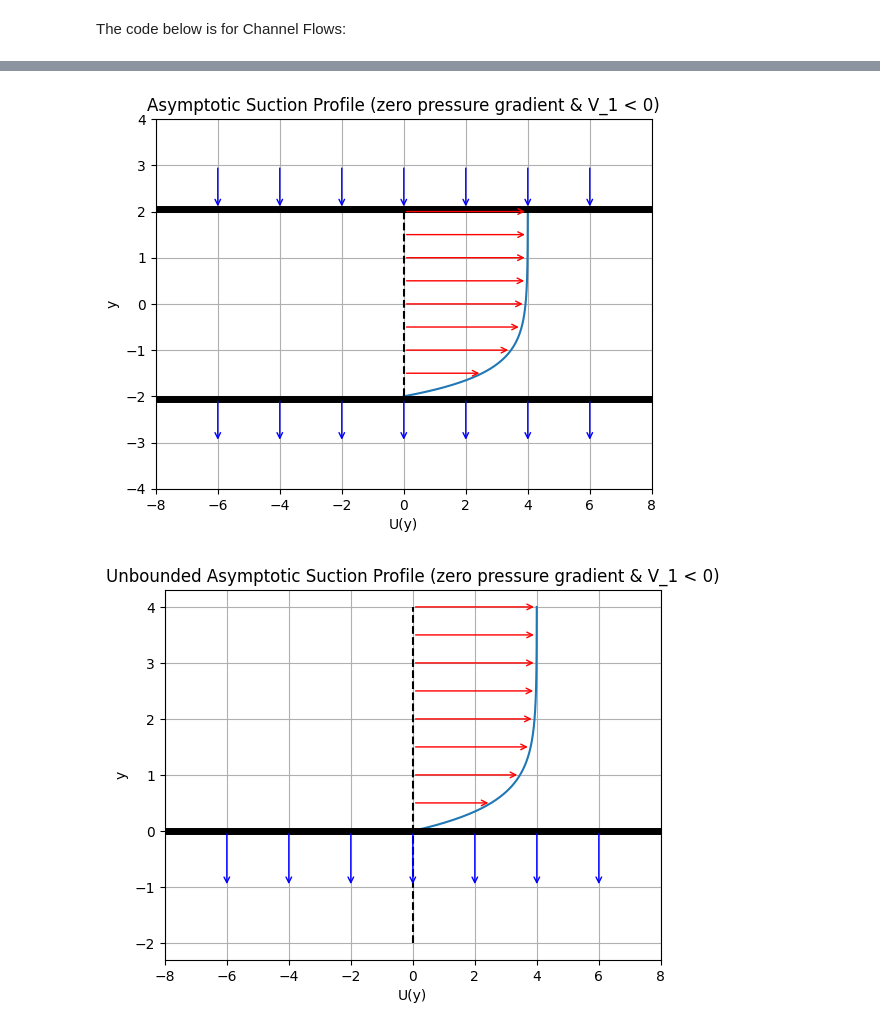
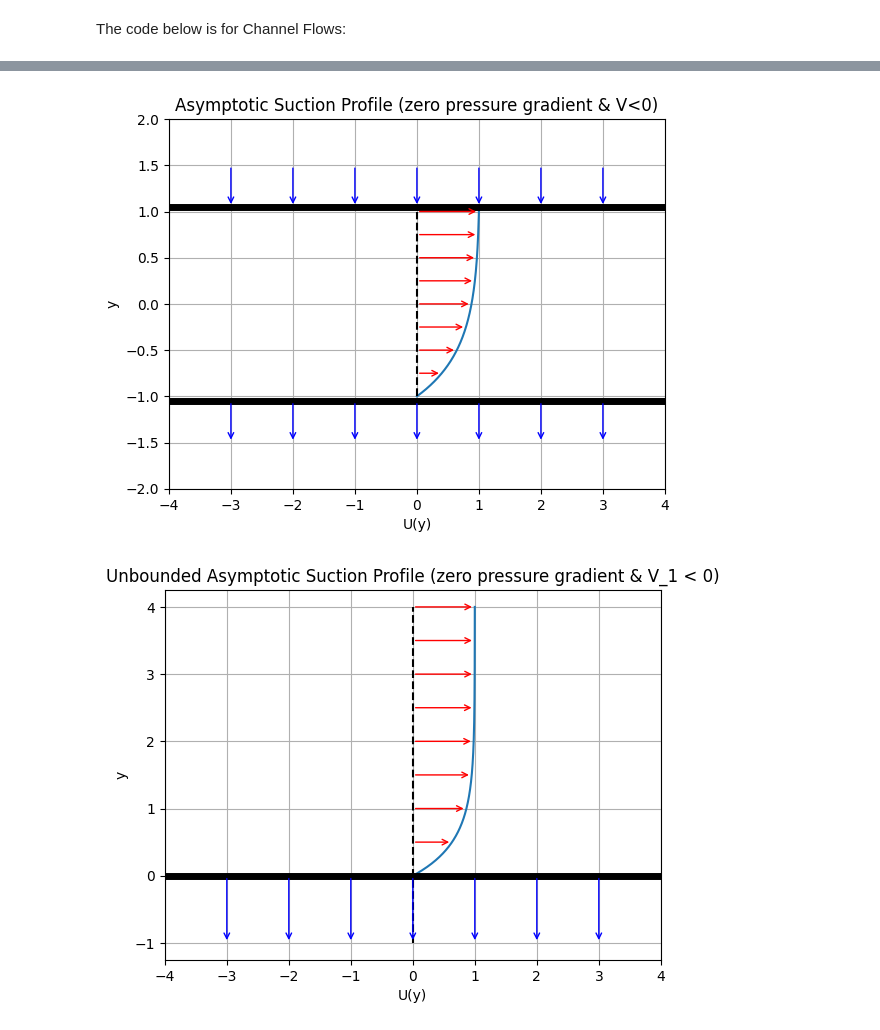
Before and after one commit to Alness5/Viscous-Fluid-Instability, a Jupyter notebook: channel_flows.ipynb, the cells around one changed output, grey strips where cells are left out. Cells and saved outputs as stored; diff of their text form; code cells hidden in the pictures.

```diff
--- a/channel_flows.ipynb
+++ b/channel_flows.ipynb
@@ -76,12 +74,10 @@ def plot_function2(func, y_range, title):
     plt.show()
 # %%
-V_1 = -3
-p = 4
+R = 1
+V = -4
 plot_function2(
-    lambda y: (p / (V_1 * rho)) * (
-        (L / np.sinh(V_1 * L / nu)) * (np.exp(V_1 * y / nu) - np.cosh(V_1 * L / nu)) - y
-    ),
-    (-2, 2),
-    title='Asymptotic Suction Profile (non-zero pressure gradient & V_1 < 0)'
-)
+    lambda y: (1 / (1 - np.cosh(R * V))) * (np.exp(R * V * y) - np.cosh(R * V) - np.sinh(R * V) * y),
+    (-1, 1),
+    title='Asymptotic Suction Profile (non-zero pressure gradient & V<0)',
+    A='Asymptotic Suction Profile (p != 0)')
 # %% [output]
@@ -89,43 +85,46 @@ plot_function2(
 # %%
-V_1 = -2
+V= -2
+
 plot_function2(
-    lambda y: (V_2 / (2 * np.sinh(V_1 * L / nu))) * (np.exp(V_1 * y / nu) - np.exp(-V_1 * L / nu)),
-    (-2, 2),
-    title='Asymptotic Suction Profile (zero pressure gradient & V_1 < 0)'
+    lambda y: (1 / (2 * np.sinh(R * V))) * (np.exp(R * V * y) - np.exp(-R * V)),
+    (-1, 1),
+    title='Asymptotic Suction Profile (zero pressure gradient & V<0)',
+    A='Asymptotic Suction Profile (p = 0)'
 )
 # %% [output]
-[figure, old version]
+[figure, new version]
 # %%
 import numpy as np
 import matplotlib.pyplot as plt
 
-def plot_unbounded_function(func, y_range, title):
+def plot_unbounded_function(func, y_range, title, A):
     y = np.linspace(y_range[0], y_range[1], 400)
     x = func(y)
     plt.plot(x, y)
-    y_arrows = np.linspace(y_range[0], y_range[1], 9)  # Adjust number of arrows
+    y_arrows = np.linspace(y_range[0], y_range[1], 9)
     for y_val in y_arrows:
         x_val = func(y_val)
         plt.annotate('', xy=(x_val, y_val), xytext=(0, y_val),
                      arrowprops=dict(arrowstyle="->", color='red'))
-    arrow_xs = np.linspace(-6, 6, 7)
+    arrow_xs = np.linspace(-3, 3, 7)
     for x0 in arrow_xs:
         plt.annotate('', xy=(x0, -1), xytext=(x0, 0),
                      arrowprops=dict(arrowstyle="->", color='blue', lw=1))
-    plt.plot([-8, 8], [0, 0], linewidth=5, color='black')
-    plt.plot([0, 0], [-2, 4], 'k--')
-    plt.xlim(-8, 8)
+    plt.plot([-4, 4], [0, 0], linewidth=5, color='black')
+    plt.plot([0, 0], [-1, 4], 'k--')
+    plt.xlim(-4, 4)
     plt.xlabel('U(y)')
     plt.ylabel('y')
     plt.title(title)
     plt.grid(True)
+    plt.savefig(f'{A}.png', format='png', dpi=1200)
     plt.show()
 # %%
-U_inf = 4
+V = -2
 plot_unbounded_function(
-    lambda y: U_inf * (1 - np.exp(V_1 * y / nu)),
+    lambda y: 1 - np.exp(R * V * y),
     (0, 4),
-    title='Unbounded Asymptotic Suction Profile (zero pressure gradient & V_1 < 0)'
-)
+    title='Unbounded Asymptotic Suction Profile (zero pressure gradient & V_1 < 0)',
+    A = 'Unbounded Asymptotic Suction Profile')
 # %% [output]
-[figure, old version]
+[figure, new version]
```
Also changed, not shown: parts of 6 cells of this notebook, 7 other files.
